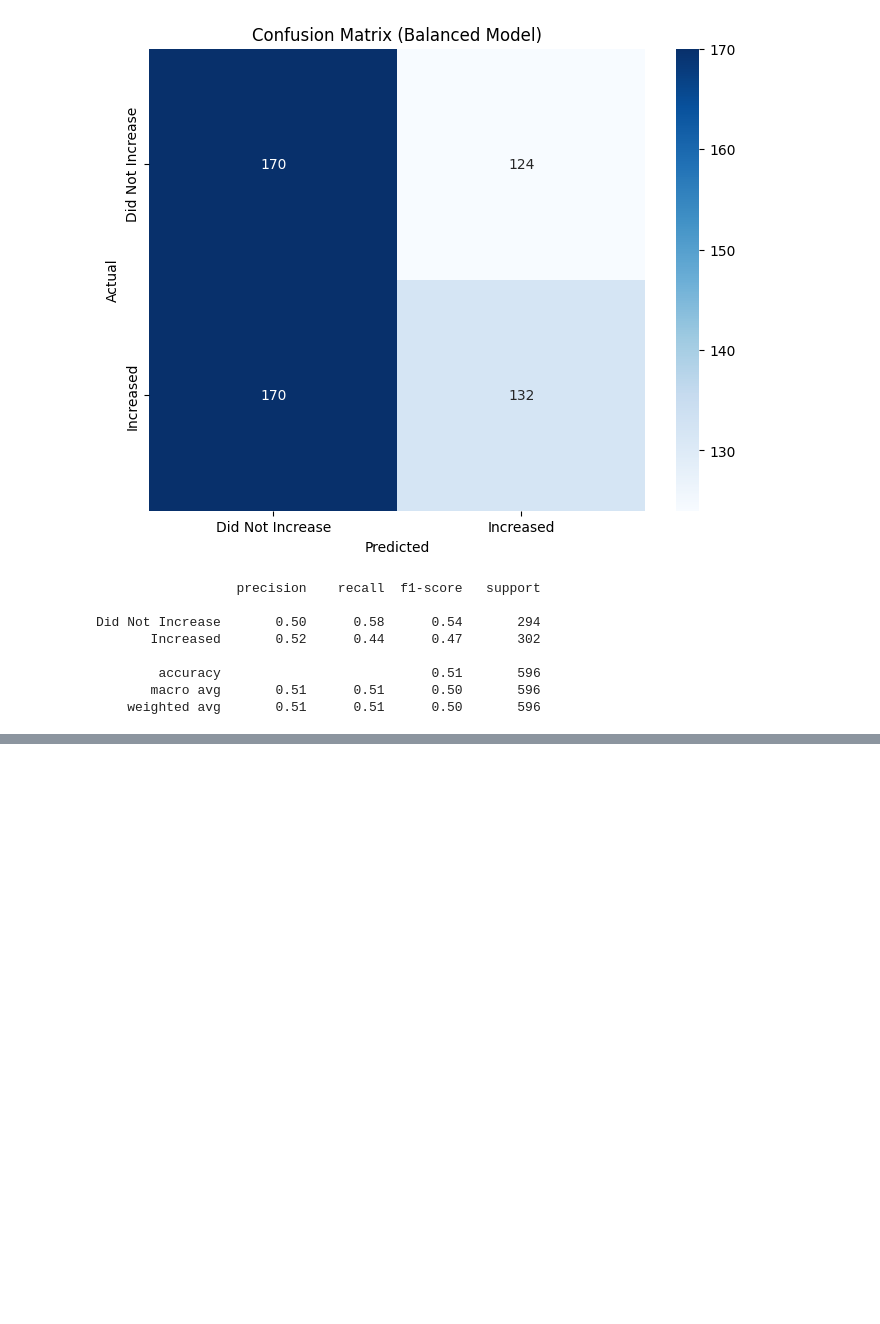
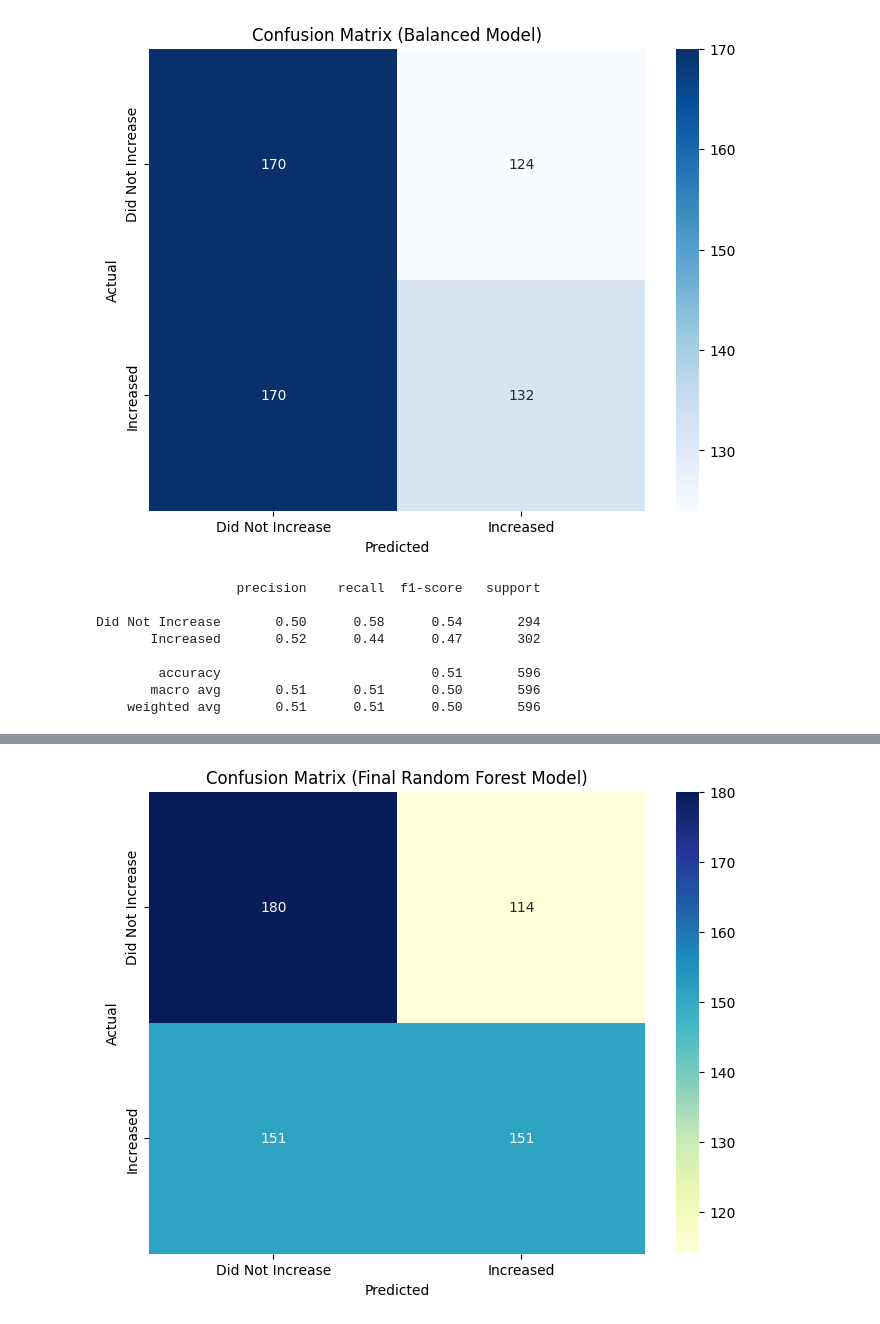
Before and after one commit to JaniduR1/Crypto-Trend-Analysis, a Jupyter notebook: cryptoEDA.ipynb, the cells around one changed output, grey strips where cells are left out. Cells and saved outputs as stored; diff of their text form; code cells hidden in the pictures; blank space fills up the shorter version.

```diff
--- a/cryptoEDA.ipynb
+++ b/cryptoEDA.ipynb
@@ -334,0 +581,20 @@ Did Not Increase       0.50      0.58      0.54       294
+# %%
+from sklearn.ensemble import RandomForestClassifier
+from sklearn.metrics import accuracy_score, classification_report, confusion_matrix
+
+rf_improved_v2 = RandomForestClassifier(
+    n_estimators=100,
+    max_depth=8,
+    min_samples_split=50,
+    min_samples_leaf=2,
+    max_features='sqrt',
+    random_state=69
+)
+
+rf_improved_v2.fit(x_train_balanced, y_train_balanced)
+y_pred_improved_v2 = rf_improved_v2.predict(x_test)
+
+# Evaluate the model
+print("Final Model Accuracy:", accuracy_score(y_test, y_pred_improved_v2))
+print("\nFinal Classification Report:\n")
+print(classification_report(y_test, y_pred_improved_v2, target_names=['Did Not Increase', 'Increased']))
@@ -334,0 +614,19 @@ Did Not Increase       0.50      0.58      0.54       294
+# %%
+import matplotlib.pyplot as plt
+import seaborn as sns
+from sklearn.metrics import confusion_matrix
+
+# Confusion matrix
+cm_rf_final = confusion_matrix(y_test, y_pred_improved_v2)
+
+plt.figure(figsize=(8, 6))
+sns.heatmap(cm_rf_final, annot=True, fmt='d', cmap='YlGnBu',
+            xticklabels=['Did Not Increase', 'Increased'],
+            yticklabels=['Did Not Increase', 'Increased'])
+plt.xlabel('Predicted')
+plt.ylabel('Actual')
+plt.title('Confusion Matrix (Final Random Forest Model)')
+plt.savefig('images/confusion_matrix_rf_improved_v2.png')
+plt.show()
+# %% [output]
+[figure, added]
```
Also changed, not shown: parts of 11 cells of this notebook, 7 other files.
